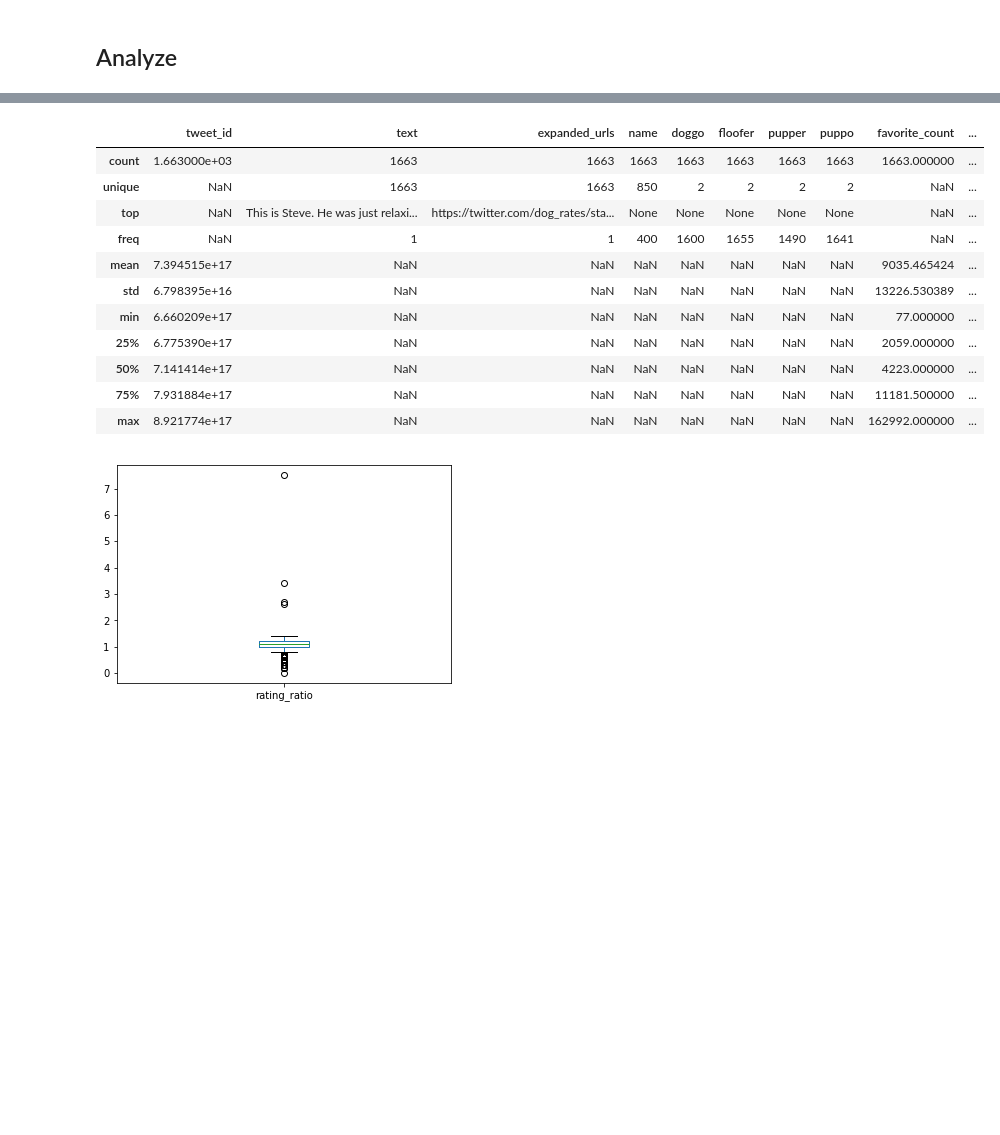
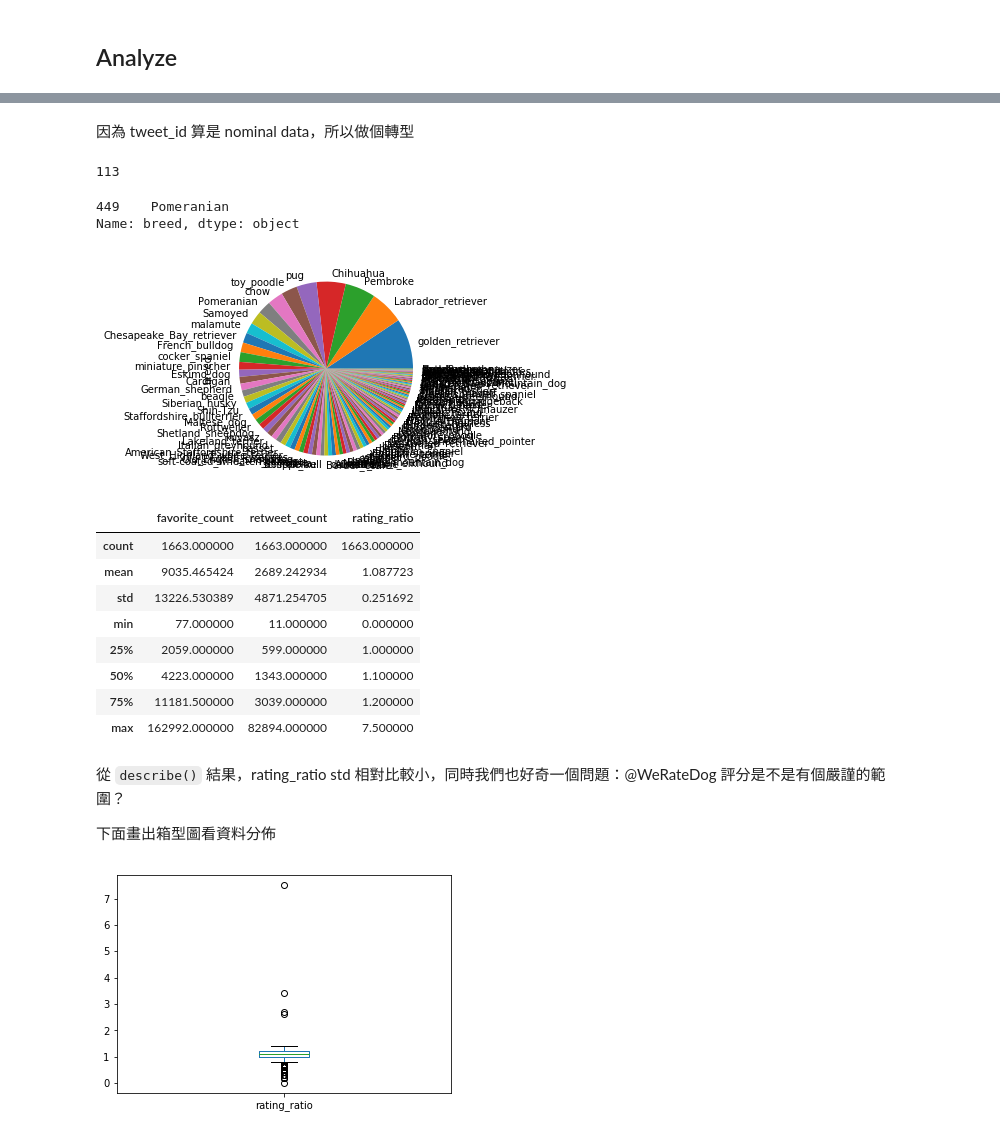
Before and after one commit to MohamedElgohary2012/udacity-wrangle-and-analyze-data, a Jupyter notebook: wrangle_act.ipynb, the cells around one changed output, grey strips where cells are left out. Saved outputs shown, nothing was run; the diff lists cells and outputs as text; code cells hidden in the pictures; blank space fills up the shorter version.

Commit message:
feat: Analyzing data
1. get the relationship of time and favorite count
2. get the influence reasons

```diff
--- a/wrangle_act.ipynb
+++ b/wrangle_act.ipynb
@@ -499,7 +500,7 @@ json_df.head()
 
 ##### _Code_
 # %%
-json_df = json_df[['id', 'favorite_count', 'lang', 'retweet_count', 'source']]
+json_df = json_df[['id', 'favorite_count', 'lang', 'retweet_count', 'source', 'created_at']]
 json_df.rename(columns={'id': 'tweet_id'}, inplace=True)
 archive_df = twitter_archive_df.drop(['source', 'timestamp'], axis=1)
 archive_df = pd.merge(archive_df, json_df, on=['tweet_id'])
@@ -695,16 +723,36 @@ with sqlite3.connect("homework.sqlite3") as conn:
+# %% [markdown]
+因為 tweet_id 算是 nominal data，所以做個轉型
+# %%
+clean_df.tweet_id = clean_df.tweet_id.astype('str')
+# %%
+# 資料中一共有多少品種
+print(clean_df.breed.unique().shape[0])
+# 被 @WeRateDog 評價最高的品種
+clean_df[clean_df.rating_ratio == clean_df.rating_ratio.max()].breed
+# %% [output]
+113
+449    Pomeranian
+Name: breed, dtype: object
+# %%
+# 用圓餅圖看@WeRateDog出現最多的品種
+clean_df.breed.value_counts().plot(kind='pie')
+plt.show()
+# %% [output]
+[figure, added]
 # %%
-clean_df.describe(include='all')
+clean_df.describe()
 # %% [output]
-|  | tweet_id | text | expanded_urls | name | doggo | floofer | pupper | puppo | favorite_count | ... |
-| count | 1.663000e+03 | 1663 | 1663 | 1663 | 1663 | 1663 | 1663 | 1663 | 1663.000000 | ... |
-| unique | NaN | 1663 | 1663 | 850 | 2 | 2 | 2 | 2 | NaN | ... |
-| top | NaN | This is Steve. He was just relaxi... | https://twitter.com/dog_rates/sta... | None | None | None | None | None | NaN | ... |
-| freq | NaN | 1 | 1 | 400 | 1600 | 1655 | 1490 | 1641 | NaN | ... |
-| mean | 7.394515e+17 | NaN | NaN | NaN | NaN | NaN | NaN | NaN | 9035.465424 | ... |
-| std | 6.798395e+16 | NaN | NaN | NaN | NaN | NaN | NaN | NaN | 13226.530389 | ... |
-| min | 6.660209e+17 | NaN | NaN | NaN | NaN | NaN | NaN | NaN | 77.000000 | ... |
-| 25% | 6.775390e+17 | NaN | NaN | NaN | NaN | NaN | NaN | NaN | 2059.000000 | ... |
-| 50% | 7.141414e+17 | NaN | NaN | NaN | NaN | NaN | NaN | NaN | 4223.000000 | ... |
-| 75% | 7.931884e+17 | NaN | NaN | NaN | NaN | NaN | NaN | NaN | 11181.500000 | ... |
-| max | 8.921774e+17 | NaN | NaN | NaN | NaN | NaN | NaN | NaN | 162992.000000 | ... |
+|  | favorite_count | retweet_count | rating_ratio |
+| count | 1663.000000 | 1663.000000 | 1663.000000 |
+| mean | 9035.465424 | 2689.242934 | 1.087723 |
+| std | 13226.530389 | 4871.254705 | 0.251692 |
+| min | 77.000000 | 11.000000 | 0.000000 |
+| 25% | 2059.000000 | 599.000000 | 1.000000 |
+| 50% | 4223.000000 | 1343.000000 | 1.100000 |
+| 75% | 11181.500000 | 3039.000000 | 1.200000 |
+| max | 162992.000000 | 82894.000000 | 7.500000 |
+# %% [markdown]
+從 `describe()` 結果，rating_ratio std 相對比較小，同時我們也好奇一個問題：@WeRateDog 評分是不是有個嚴謹的範圍？
+
+下面畫出箱型圖看資料分佈
 # %%
```
Also changed, not shown: parts of 20 cells of this notebook, 2 other files.
